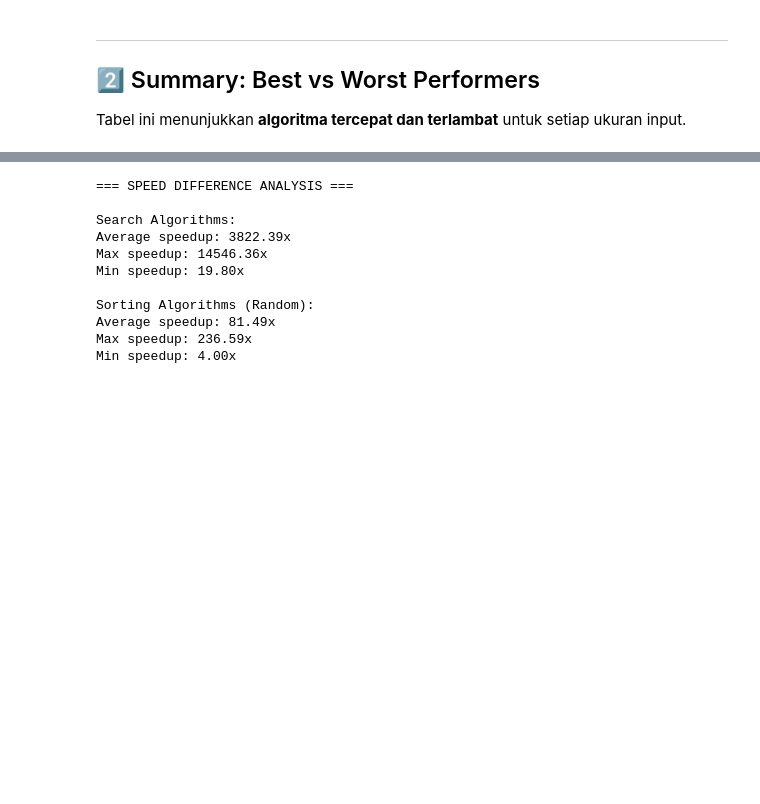
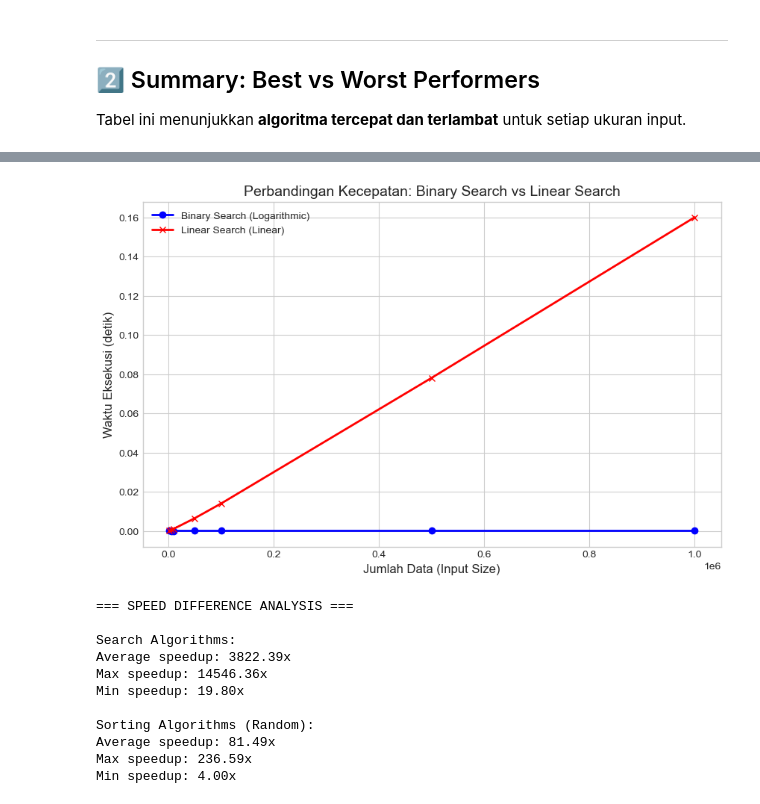
Before and after one commit to Dimassaputra5/SDA, a Jupyter notebook: src/analysis-kompleksitas-algoritma.ipynb, the cells around one changed output, grey strips where cells are left out. Drawn from its saved outputs; the diff is of its cells as text; code cells hidden in the pictures; blank space fills up the shorter version.

```diff
--- a/src/analysis-kompleksitas-algoritma.ipynb
+++ b/src/analysis-kompleksitas-algoritma.ipynb
@@ -153,7 +218,7 @@ plt.show()
 Tabel ini menunjukkan **algoritma tercepat dan terlambat** untuk setiap ukuran input.
 # %%
 # Load summary data
-df_summary = pd.read_csv('comparison_summary.csv')
+df_summary = pd.read_csv(cwd.parent / 'results' /'comparison_summary.csv')
 
 print("=== SUMMARY: FASTEST vs SLOWEST ===")
 print(f"\nTotal comparisons: {len(df_summary)}")
@@ -179,3 +244,18 @@ Data preview:
 | 10 | Sorting (Random) | 2000 | Merge Sort | 0.005500 | Bubble Sort | 0.335900 | ... |
 | 11 | Sorting (Random) | 5000 | Merge Sort | 0.015200 | Bubble Sort | 2.118400 | ... |
 | 12 | Sorting (Random) | 10000 | Merge Sort | 0.035400 | Bubble Sort | 8.375400 | ... |
+# %%
+# 1. Filter hanya kategori Search
+df_search = df_summary[df_summary['Category'] == 'Search'].copy()
+
+# 2. Ambil hanya kolom yang penting untuk perbandingan
+# Asumsi: Fastest selalu Binary Search dan Slowest selalu Linear Search untuk data ini
+cols_to_keep = ['Input Size (n)', 'Time (sec)', 'Time (sec).1']
+comparison_table = df_search[cols_to_keep]
+
+# 3. Rename kolom agar lebih enak dibaca
+comparison_table.columns = ['Input Size', 'Binary Search (sec)', 'Linear Search (sec)']
+
+# Tampilkan Tabel Perbandingan Bersih
+print("Tabel Perbandingan Waktu Eksekusi:")
+display(comparison_table)
@@ -182,3 +272,29 @@ Data preview:
+# %%
+# Set style agar grafik terlihat profesional (seperti di paper/jurnal)
+sns.set_style("whitegrid")
+
+plt.figure(figsize=(10, 6))
+
+# Plot Garis untuk Binary Search
+plt.plot(comparison_table['Input Size'],
+         comparison_table['Binary Search (sec)'],
+         marker='o', label='Binary Search (Logarithmic)', color='blue', linewidth=2)
+
+# Plot Garis untuk Linear Search
+plt.plot(comparison_table['Input Size'],
+         comparison_table['Linear Search (sec)'],
+         marker='x', label='Linear Search (Linear)', color='red', linewidth=2)
+
+# Labeling
+plt.title('Perbandingan Kecepatan: Binary Search vs Linear Search', fontsize=14)
+plt.xlabel('Jumlah Data (Input Size)', fontsize=12)
+plt.ylabel('Waktu Eksekusi (detik)', fontsize=12)
+plt.legend()
+
+# Tampilkan
+plt.show()
+# %% [output]
+[figure, added]
 # %%
 # Analisis speed difference
 print("\n=== SPEED DIFFERENCE ANALYSIS ===")
```
Also changed, not shown: parts of 14 cells of this notebook, 14 other files.
